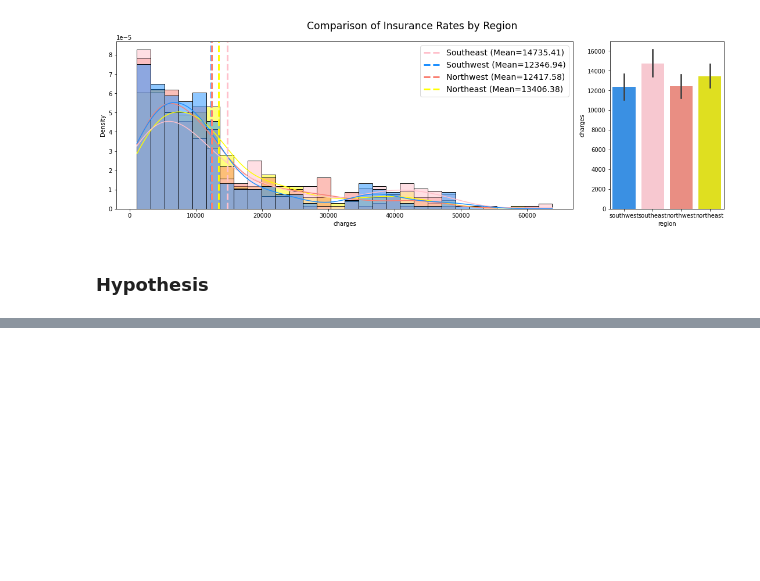
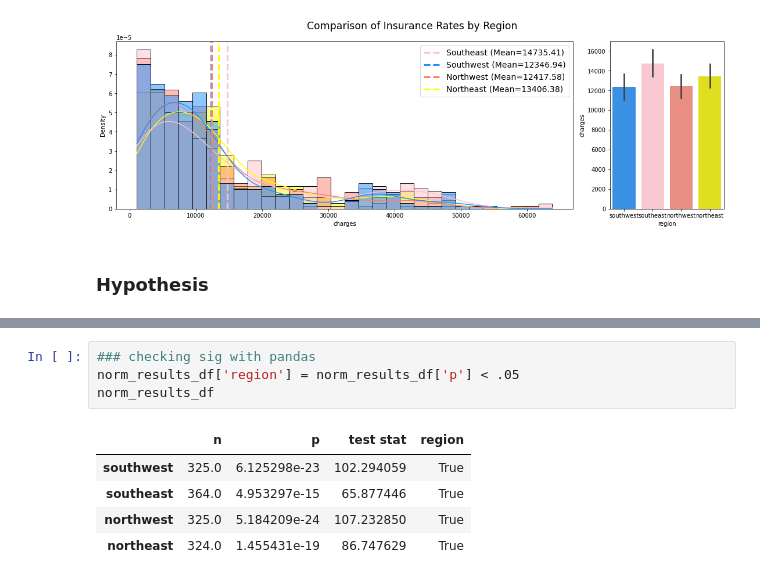
Before and after one commit to cole-beach/Hypothesis-Testing-with-Insurance-Data, a Jupyter notebook: Hypothesis Testing with Insurance Data.ipynb, the cells around one changed output, grey strips where cells are left out. Drawn from its saved outputs; the diff is of its cells as text; blank space fills up the shorter version.

```diff
--- a/Hypothesis Testing with Insurance Data.ipynb
+++ b/Hypothesis Testing with Insurance Data.ipynb
@@ -310,0 +248,10 @@ NormaltestResult(statistic=107.2328497713792, pvalue=5.1842093710451725e-24)
+# %%
+### checking sig with pandas
+norm_results_df['region'] = norm_results_df['p'] < .05
+norm_results_df
+# %% [output]
+|  | n | p | test stat | region |
+| southwest | 325.0 | 6.125298e-23 | 102.294059 | True |
+| southeast | 364.0 | 4.953297e-15 | 65.877446 | True |
+| northwest | 325.0 | 5.184209e-24 | 107.232850 | True |
+| northeast | 324.0 | 1.455431e-19 | 86.747629 | True |
```
Also changed, not shown: parts of 30 cells of this notebook.
